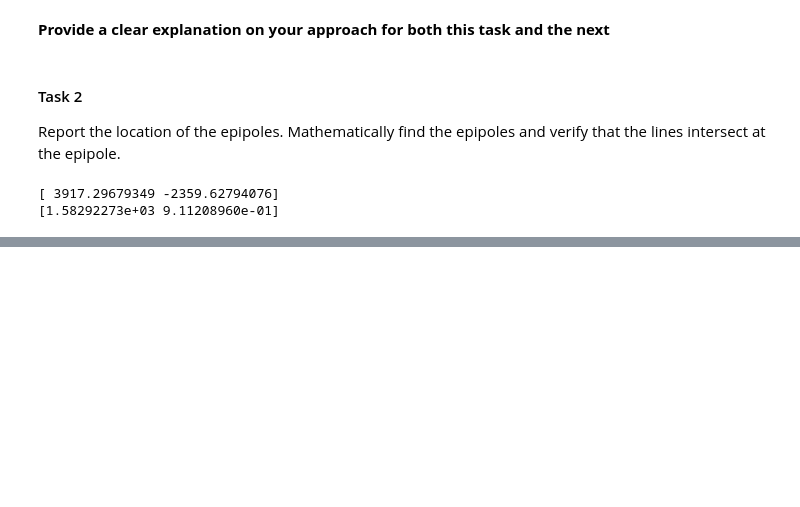
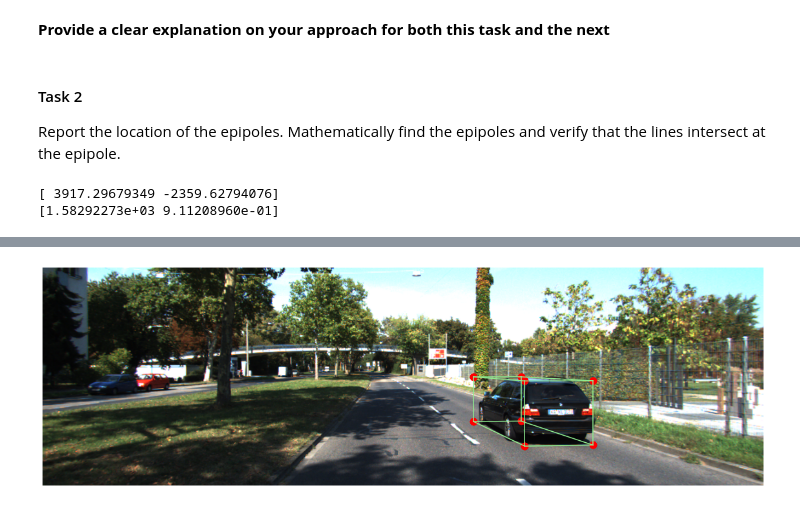
Before and after one commit to BhaskarJoshi-01/Mobile-Robotics---Monsoon-2021, a Jupyter notebook: Assignment-4/Assignment4.ipynb, the cells around one changed output, grey strips where cells are left out. Saved outputs shown, nothing was run; the diff lists cells and outputs as text; code cells hidden in the pictures; blank space fills up the shorter version.

```diff
--- a/Assignment-4/Assignment4.ipynb
+++ b/Assignment-4/Assignment4.ipynb
@@ -295,0 +317,14 @@ You’ve been provided with an image, also taken from a self-driving car, that s
+# %%
+%matplotlib inline
+# world origin is the nearest corner of the black car to the cam.
+# because we know it's Y coord in 3D :)
+# that is 1.65, y increases down. x increases right.
+
+# WO = world origin
+WO_PIXELS = arr[0]
+WO_PIXELS_HOMO = np.c_[[WO_PIXELS], [1]].T
+WO_IMG_PLANE = np.linalg.inv(K) @ WO_PIXELS_HOMO
+WO_CAM_3D = (CAM_HEIGHT/WO_IMG_PLANE[1]) * WO_IMG_PLANE
+
+print("World origin in pixels: ", WO_PIXELS)
+print("World origin in 3D wrt cam: ", WO_CAM_3D.T)
@@ -295,0 +383,22 @@ You’ve been provided with an image, also taken from a self-driving car, that s
+# %%
+### plotting the box around car in image
+lines_idx = np.array([
+    [0, 1], [1, 2], [2, 3], [3, 0],
+    [4, 5], [5, 6], [6, 7], [7, 4],
+    [0, 4], [1, 5], [2, 6], [3, 7]
+])
+
+lines_pixels = np.zeros((12, 2, 2))
+for idx, pixels in zip(lines_idx, lines_pixels):
+    pixels[0] = box_pixels[idx[0]]
+    pixels[1] = box_pixels[idx[1]]
+
+plt.figure(figsize=(20, 20))
+plt.imshow(plt.imread(Q3_IMG))
+plt.axis('off')
+for line in lines_pixels:
+    plt.plot(line[:, 0], line[:, 1], 'lightgreen')
+    plt.scatter(line[:, 0], line[:, 1], s=113, c='r')
+plt.show()
+# %% [output]
+[figure, added]
```
Also changed, not shown: parts of 3 cells of this notebook.
